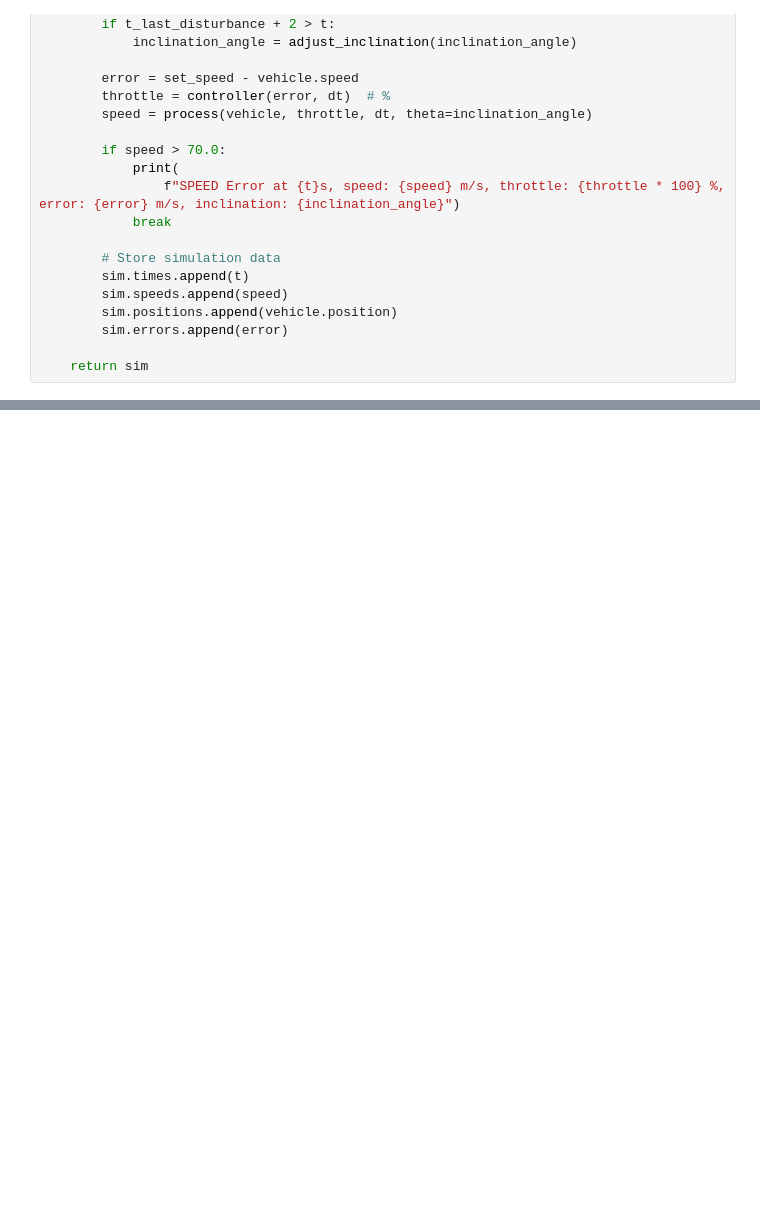
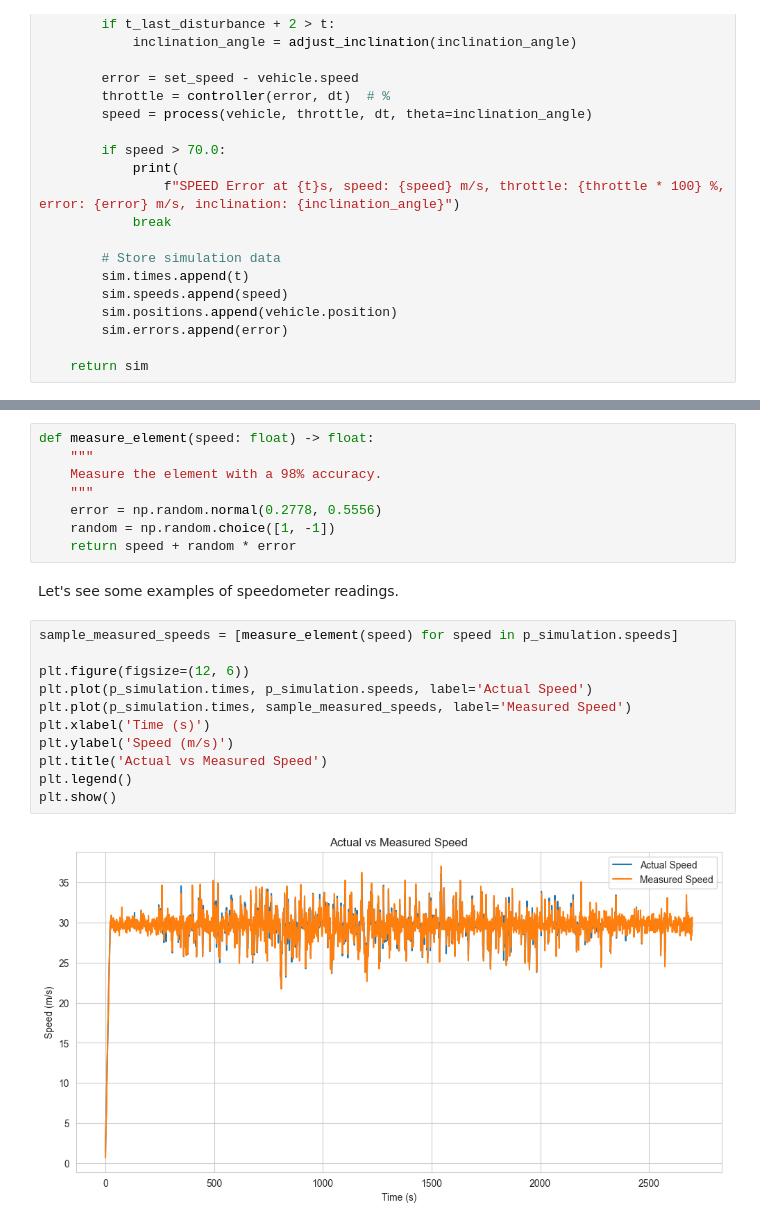
Before and after one commit to tomasanchez/acc-ct, a Jupyter notebook: notebooks/acc.ipynb, the cells around one changed output, grey strips where cells are left out. Cells and saved outputs as stored; diff of their text form; blank space fills up the shorter version.

Commit message:
feat: add speedometer test

```diff
--- a/notebooks/acc.ipynb
+++ b/notebooks/acc.ipynb
@@ -572,0 +579,23 @@ pd.DataFrame(data)
+# %%
+def measure_element(speed: float) -> float:
+    """
+    Measure the element with a 98% accuracy.
+    """
+    error = np.random.normal(0.2778, 0.5556)
+    random = np.random.choice([1, -1])
+    return speed + random * error
+# %% [markdown]
+Let's see some examples of speedometer readings.
+# %%
+sample_measured_speeds = [measure_element(speed) for speed in p_simulation.speeds]
+
+plt.figure(figsize=(12, 6))
+plt.plot(p_simulation.times, p_simulation.speeds, label='Actual Speed')
+plt.plot(p_simulation.times, sample_measured_speeds, label='Measured Speed')
+plt.xlabel('Time (s)')
+plt.ylabel('Speed (m/s)')
+plt.title('Actual vs Measured Speed')
+plt.legend()
+plt.show()
+# %% [output]
+[figure, added]
```
Also changed, not shown: parts of 11 cells of this notebook.
